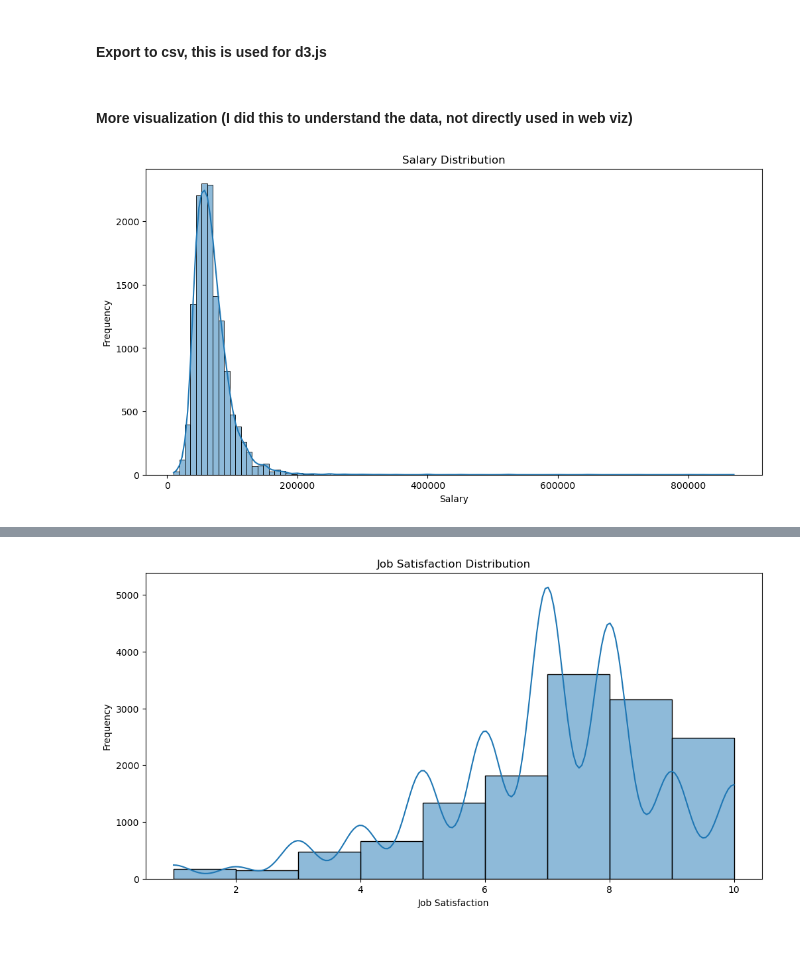
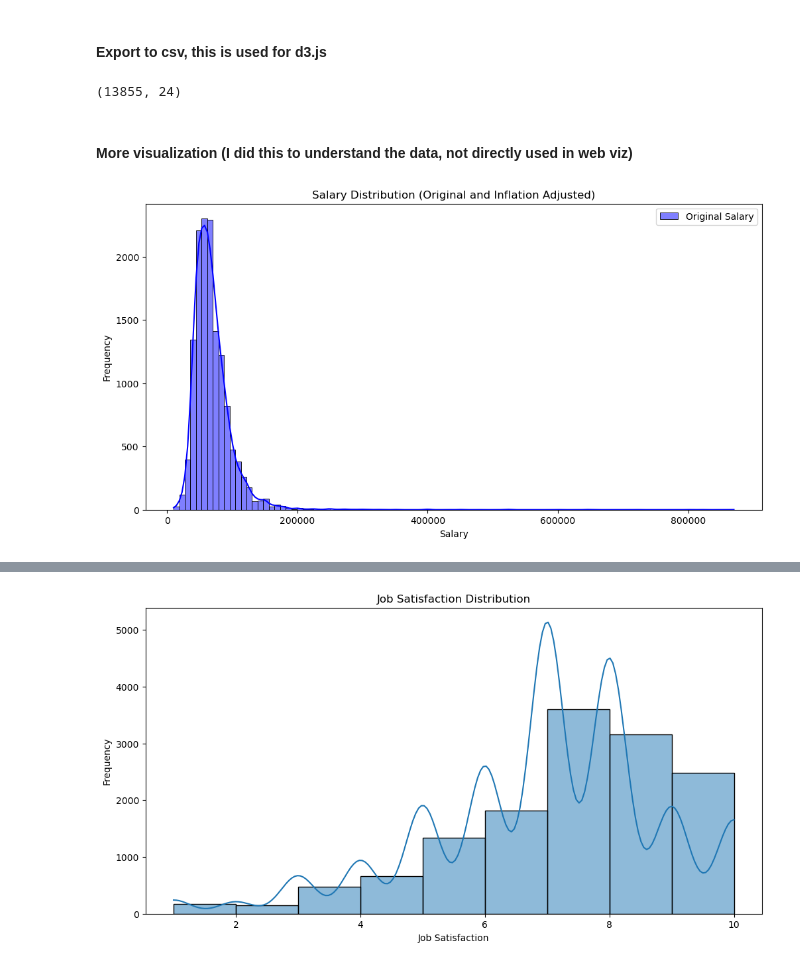
Before and after one commit to desaiwang/architects-salary, a Jupyter notebook: data/archinet_query.ipynb, the cells around one changed output, grey strips where cells are left out. Cells and saved outputs as stored; diff of their text form; code cells hidden in the pictures.

```diff
--- a/data/archinet_query.ipynb
+++ b/data/archinet_query.ipynb
@@ -272,6 +273,6 @@ def query_data():
 # %%
 #read data
-df = pd.read_csv("241114_archinect_salaries_raw.csv")
+df = pd.read_csv("241123_archinect_salaries_raw.csv")
 # %%
 df['Date']
 # %% [output]
@@ -581,0 +588,9 @@ plt.show()
+# %%
+df_cpi = pd.read_csv("CPIAUCSL.csv")
+
+#convert Date to datetime object
+df_cpi["DATE"] = pd.to_datetime(df_cpi["DATE"])
+
+#this information only goes to 2024/10, so for 2024/11 I will use the 2024/10 value
+new_row = pd.DataFrame({'DATE': [pd.Timestamp('2024-11-01')], 'CPIAUCSL': [df_cpi[df_cpi['DATE'] == '2024-10-01']['CPIAUCSL'].values[0]]})
+df_cpi = pd.concat([df_cpi, new_row], ignore_index=True)
@@ -581,0 +613,7 @@ plt.show()
+# %%
+#merge cpi onto df_fulltime
+df_fulltime = pd.merge(df_fulltime, df_cpi, left_on='Date', right_on='DATE', how='left')
+df_fulltime.drop(columns=['DATE'], inplace=True)
+
+#check to see if there are any missing values
+df_fulltime['CPIAUCSL'].isna().sum()
@@ -581,0 +622,5 @@ plt.show()
+# %%
+#calculate inflation-adjusted salary
+#we just take the last row of CPIAUCSL as the current value (2024/11 which is the same as 2024/10)
+current_cpi = df_cpi.iloc[-1]['CPIAUCSL']
+df_fulltime['Inflation Adjusted Salary'] = df_fulltime['Salary'] * (current_cpi/df_fulltime['CPIAUCSL'])
@@ -582,3 +643,9 @@ plt.show()
 # %% [markdown]
 <h4>Export to csv, this is used for d3.js</h4>
+# %%
+#241114(before official site launch) had 13838 entries
+#241123 (2 days after launch) has 13855 entries
+df_fulltime.shape
+# %% [output]
+(13855, 24)
 # %%
@@ -586,15 +653,18 @@ df_fulltime.to_csv("241114_archinect_salaries_fulltime.csv", index=False)
 # %% [markdown]
 <h4>More visualization (I did this to understand the data, not directly used in web viz)</h4>
 # %%
-#plot income distribution
-import matplotlib.pyplot as plt
-import seaborn as sns
+plt.figure(figsize=(12, 6))
 
-plt.figure(figsize=(12, 6))
-sns.histplot(df_fulltime["Salary"], bins=100, kde=True)
-plt.title("Salary Distribution")
+# Plot original salary
+sns.histplot(df_fulltime["Salary"], bins=100, kde=True, color='blue', label='Original Salary')
+
+# Plot inflation-adjusted salary, uncomment to see both
+# sns.histplot(df_fulltime["Inflation Adjusted Salary"], bins=100, kde=True, color='orange', label='Inflation Adjusted Salary')
+
+plt.title("Salary Distribution (Original and Inflation Adjusted)")
 plt.xlabel("Salary")
 plt.ylabel("Frequency")
+plt.legend()
 plt.show()
 # %% [output]
-[figure, old version]
+[figure, new version]
```
Also changed, not shown: parts of 23 cells of this notebook, 4 other files.
